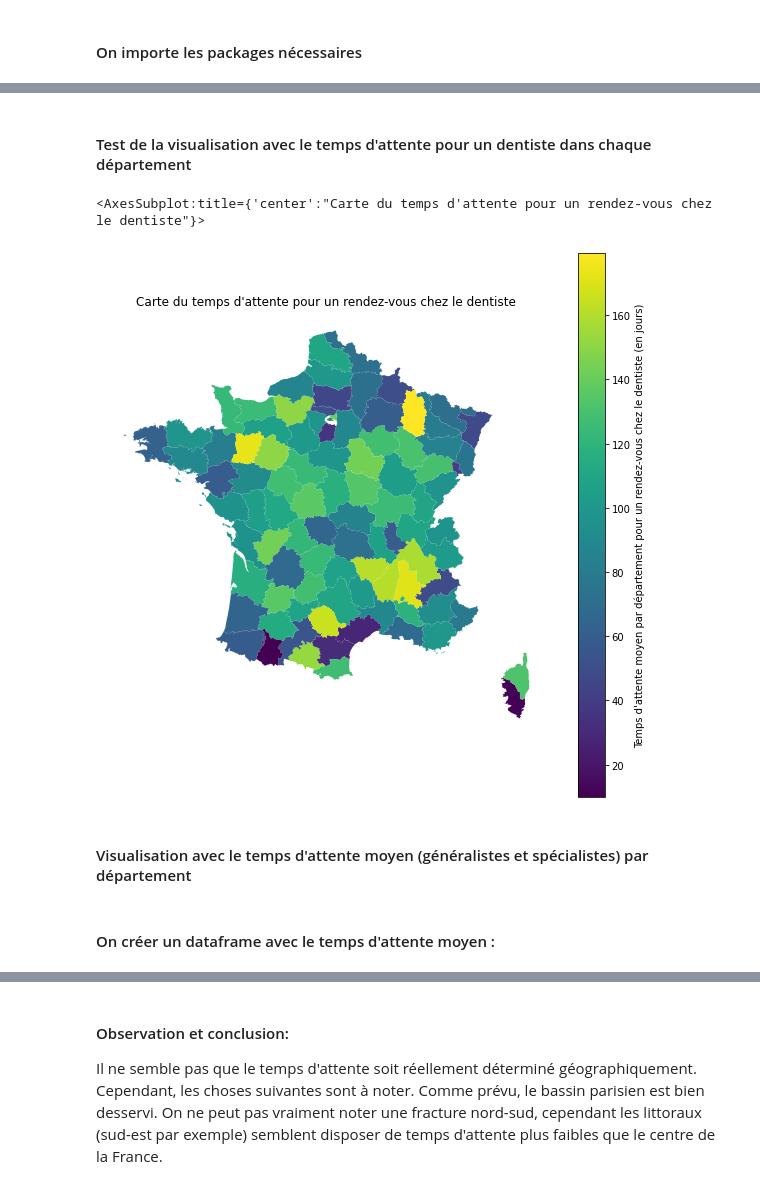
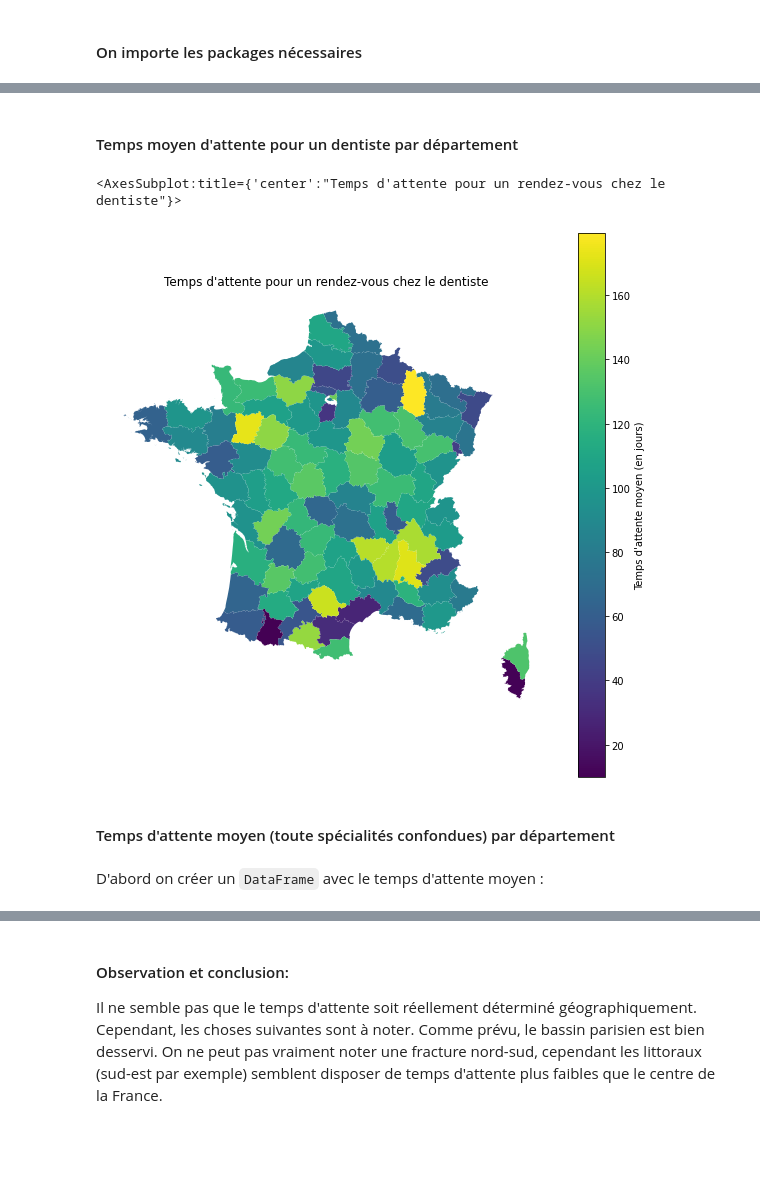
Before and after one commit to katossky/desert-medical, a Jupyter notebook: report_4-01.ipynb, the cells around one changed output, grey strips where cells are left out. Drawn from its saved outputs; the diff is of its cells as text; code cells hidden in the pictures; blank space fills up the shorter version.

```diff
--- a/report_4-01.ipynb
+++ b/report_4-01.ipynb
@@ -1403,4 +1223,5 @@ communes = communes.rename(columns={'nom': 'nom_commune'})
 # %%
-temps_att=pd.read_csv("data/2-1-waiting-time-temp.csv")
-temps_att=temps_att.rename(columns={'City': 'nom_commune'}) # On modifie le nom de la colomne pour pouvoir merge dessus
-communes_att2=pd.merge(communes,temps_att,on='nom_commune',how='left')
+temps_att = pd.read_csv("data/2-1-waiting-time-temp.csv")
+temps_att = temps_att.rename(columns={'Territoire': 'nom_commune'}) # On modifie le nom de la colomne pour pouvoir merge dessus
+
+communes_att2 = pd.merge(communes, temps_att,on='nom_commune',how='left')
@@ -1407,22 +1244,26 @@ communes_att2=pd.merge(communes,temps_att,on='nom_commune',how='left')
 # %% [markdown]
-#### Test de la visualisation avec le temps d'attente pour un dentiste dans chaque département
+#### Temps moyen d'attente pour un dentiste par département
 # %%
 import matplotlib.pyplot as plt
 communes_att2['dep'] = communes.insee.str[:2]
 
-
 fig,ax = plt.subplots(figsize=(10, 10))
 
-communes_att2[communes_att2.dep != "97"].dissolve(by='dep', aggfunc='mean').plot(ax = ax, column = "Dentiste",legend=True,legend_kwds={'label': "Temps d'attente moyen par département pour un rendez-vous chez le dentiste (en jours)"})
+communes_att2[communes_att2.dep != "97"].dissolve(by='dep', aggfunc='mean').plot(
+    ax = ax,
+    column = "Dentiste"
+    legend = True,
+    legend_kwds = {'label': "Temps d'attente moyen (en jours)"}
+)
 ax.set_axis_off()
-ax.set_title("Carte du temps d'attente pour un rendez-vous chez le dentiste")
+ax.set_title("Temps d'attente pour un rendez-vous chez le dentiste")
 
 ax
 # %% [output]
-<AxesSubplot:title={'center':"Carte du temps d'attente pour un rendez-vous chez le dentiste"}>
+<AxesSubplot:title={'center':"Temps d'attente pour un rendez-vous chez le dentiste"}>
-[figure, old version]
+[figure, new version]
 # %% [markdown]
-#### Visualisation avec le temps d'attente moyen (généralistes et spécialistes) par département
+#### Temps d'attente moyen (toute spécialités confondues) par département
 # %% [markdown]
-#### On créer un dataframe avec le temps d'attente moyen :
+D'abord on créer un `DataFrame` avec le temps d'attente moyen :
 # %%
```
Also changed, not shown: parts of 97 cells of this notebook, 23 other files.
